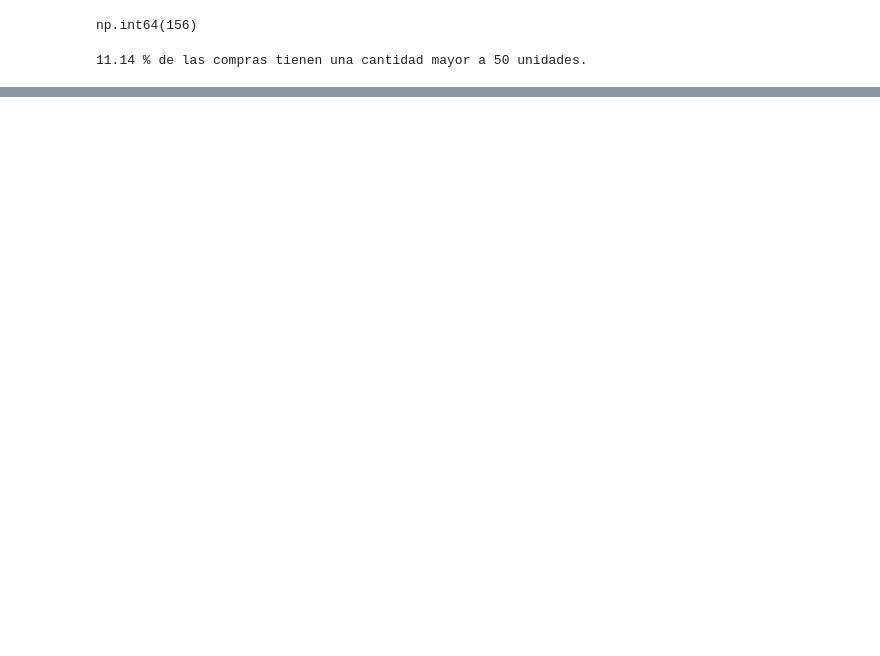
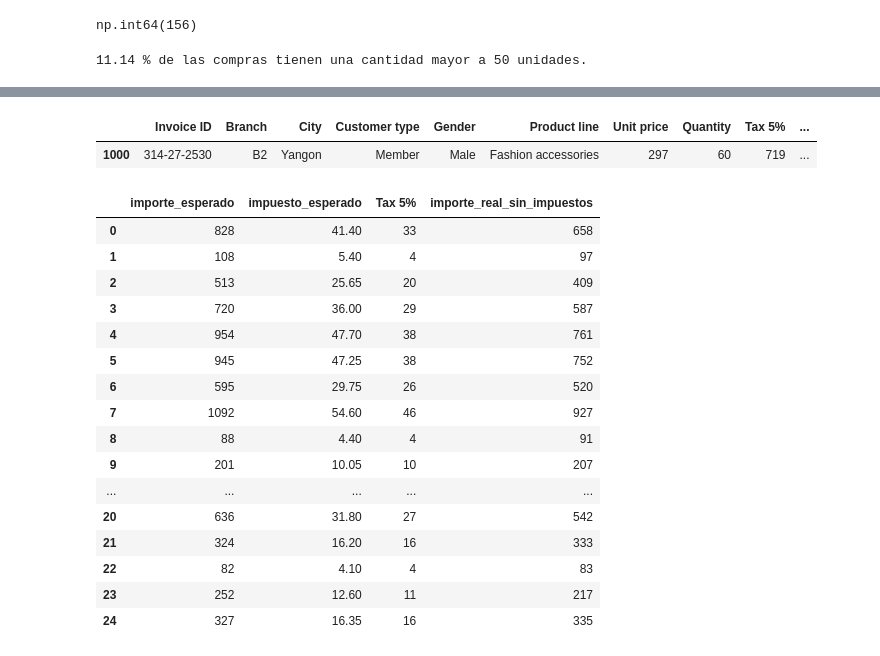
Before and after one commit to ramongomz-wq/EDA-Supermarket-Sales-CursoF5, a Jupyter notebook: notebooks/eda_supermarket.ipynb, the cells around one changed output, grey strips where cells are left out. Drawn from its saved outputs; the diff is of its cells as text; code cells hidden in the pictures; blank space fills up the shorter version.

Commit message:
docs: validacion de importes e impuestos del EDA

```diff
--- a/notebooks/eda_supermarket.ipynb
+++ b/notebooks/eda_supermarket.ipynb
@@ -277,0 +346,36 @@ print(round(porcentaje, 2), "% de las compras tienen una cantidad mayor a 50 uni
+# %%
+display(df.loc[[1000]])
+# %% [output]
+|  | Invoice ID | Branch | City | Customer type | Gender | Product line | Unit price | Quantity | Tax 5% | ... |
+| 1000 | 314-27-2530 | B2 | Yangon | Member | Male | Fashion accessories | 297 | 60 | 719 | ... |
+# %%
+df["importe_esperado"] = df["Unit price"] * df["Quantity"]
+
+df["importe_real_sin_impuestos"] = df["Total"] - df["Tax 5%"]
+
+df["impuesto_esperado"] = df["importe_esperado"] * 0.05
+
+display(df[[
+    "importe_esperado",
+    "impuesto_esperado",
+    "Tax 5%",
+    "importe_real_sin_impuestos"
+]].head(25))
+# %% [output]
+|  | importe_esperado | impuesto_esperado | Tax 5% | importe_real_sin_impuestos |
+| 0 | 828 | 41.40 | 33 | 658 |
+| 1 | 108 | 5.40 | 4 | 97 |
+| 2 | 513 | 25.65 | 20 | 409 |
+| 3 | 720 | 36.00 | 29 | 587 |
+| 4 | 954 | 47.70 | 38 | 761 |
+| 5 | 945 | 47.25 | 38 | 752 |
+| 6 | 595 | 29.75 | 26 | 520 |
+| 7 | 1092 | 54.60 | 46 | 927 |
+| 8 | 88 | 4.40 | 4 | 91 |
+| 9 | 201 | 10.05 | 10 | 207 |
+| ... | ... | ... | ... | ... |
+| 20 | 636 | 31.80 | 27 | 542 |
+| 21 | 324 | 16.20 | 16 | 333 |
+| 22 | 82 | 4.10 | 4 | 83 |
+| 23 | 252 | 12.60 | 11 | 217 |
+| 24 | 327 | 16.35 | 16 | 335 |
```
Also changed, not shown: parts of 10 cells of this notebook.
